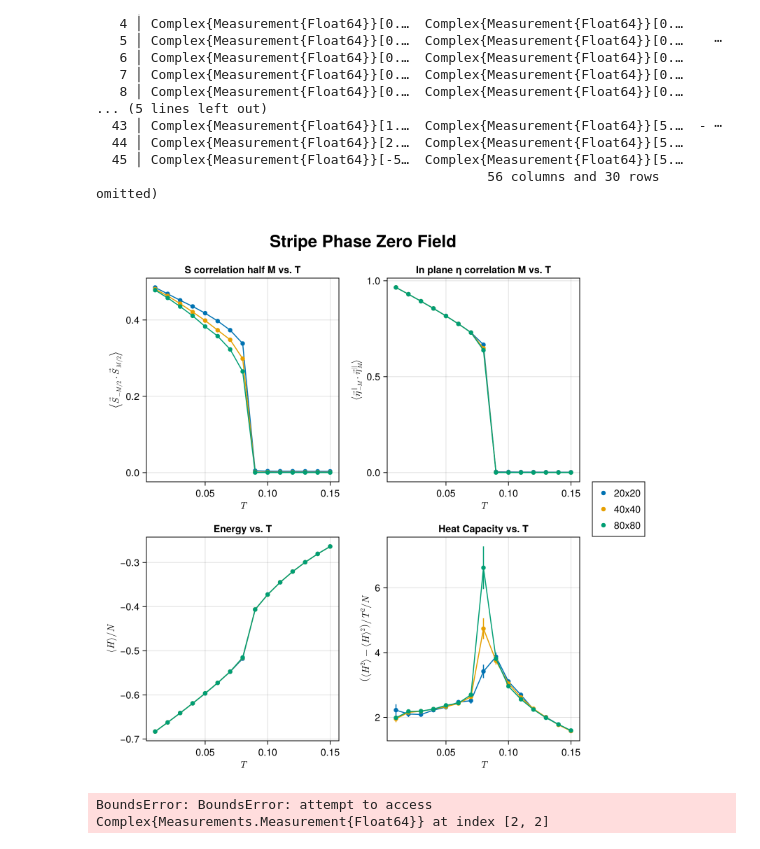
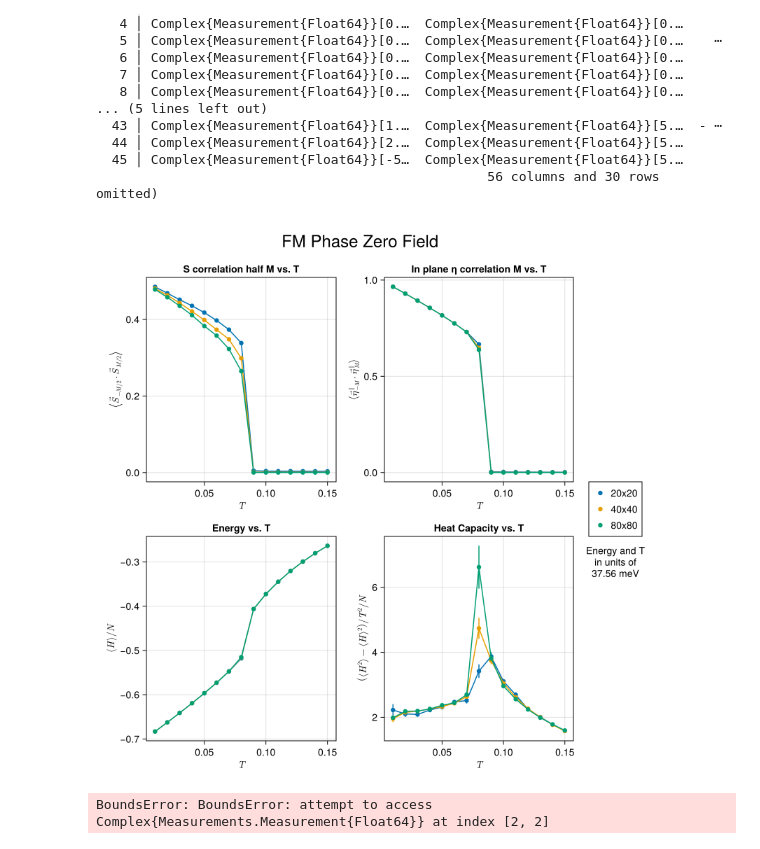
Before and after one commit to PatXue/WignerMolecule.jl, a Jupyter notebook: analysis/stripe.ipynb, the cells around one changed output. Saved outputs shown, nothing was run; the diff lists cells and outputs as text; code cells hidden in the pictures.

Commit message:
Add energy units label to FM and stripe combined plots

```diff
--- a/analysis/stripe.ipynb
+++ b/analysis/stripe.ipynb
@@ -173,35 +173,35 @@ JobResult("../jobs", "stripe-anneal", 45×58 DataFrame
 # %%
 CairoMakie.activate!()
 
 fig = Figure(size=(800, 800))
 ax1 = fig[2,1] = Axis(fig,
     title="S correlation half M vs. T", xlabel=L"T",
     ylabel=L"\left\langle \vec{S}_{-M/2}\cdot\vec{S}_{M/2} \right\rangle"
 )
 generate_plot!(ax1, :T, :sk_corr_half_M, [:Lx], results.data; line=true)
 fig[2,2] = ax2 = Axis(fig,
     title="In plane η correlation M vs. T", xlabel=L"T",
     ylabel=L"\left\langle \vec{\eta}_{-M}^\parallel \cdot \vec{\eta}_M^\parallel \right\rangle"
 )
 generate_plot!(ax2, :T, :ηk_corr_M, [:Lx], results.data; line=true) do ηk
     return real(ηk[1,1] + ηk[2,2])
 end
 ax = fig[3,1] = Axis(fig, title="Energy vs. T", xlabel=L"T", ylabel=L"\langle H\rangle / N")
 generate_plot!(ax, :T, :Energy, [:Lx], results.data; line=true)
 ax = fig[3,2] = Axis(fig,
     title="Heat Capacity vs. T", xlabel=L"T",
     ylabel=L"\left(\langle H^2\rangle - \langle H\rangle^2\right) / T^2 / N"
 )
 generate_plot!(ax, :T, :HeatCap, [:Lx], results.data; line=true, label=(k -> "$(Int(k[:Lx]))x$(Int(k[:Lx]))"))
 
-main = fig[1,:] = Axis(fig, title="Stripe Phase Zero Field", height=0, titlesize=24, titlegap=0)
-hidespines!(main)
-hidedecorations!(main)
+params = load_object("../jobs/all_params.jld2")[(45, 5, 20, 6)]
+Label(fig[1,:], text="FM Phase Zero Field", fontsize=24)
 Legend(fig[2:3,3], ax)
+Label(fig[2:end,end], text="Energy and T\nin units of\n$(round(norm(params), sigdigits=4)) meV", height=200)
 save("plots/stripe.png", fig)
 fig
 # %% [output]
-[figure, old version]
+[figure, new version]
 # %%
 fig = Figure(size=(800, 400))
 
```
